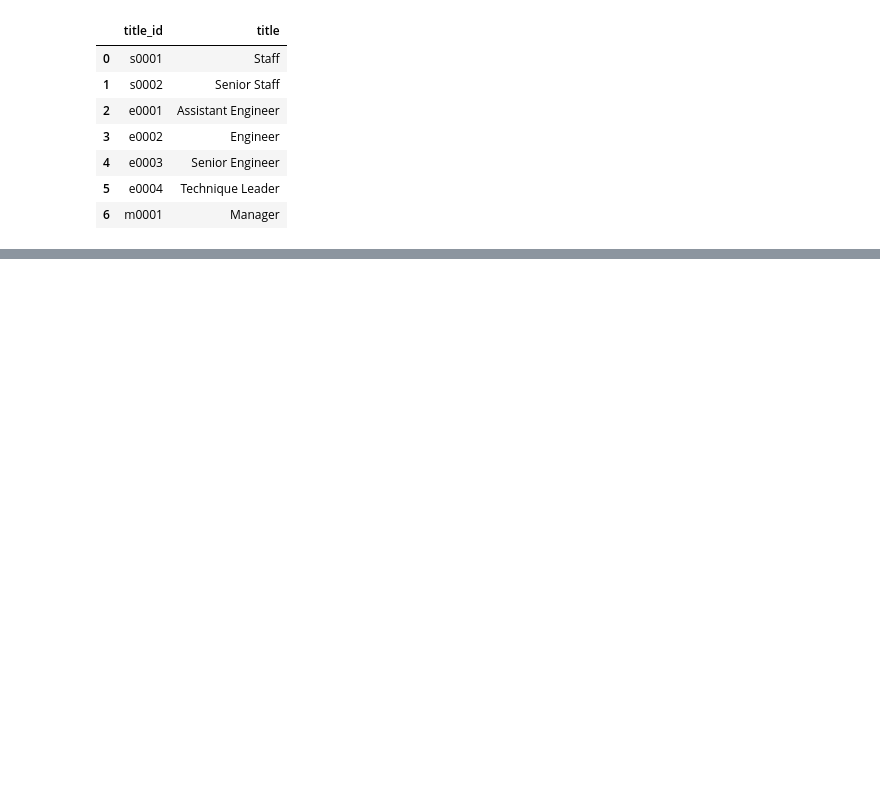
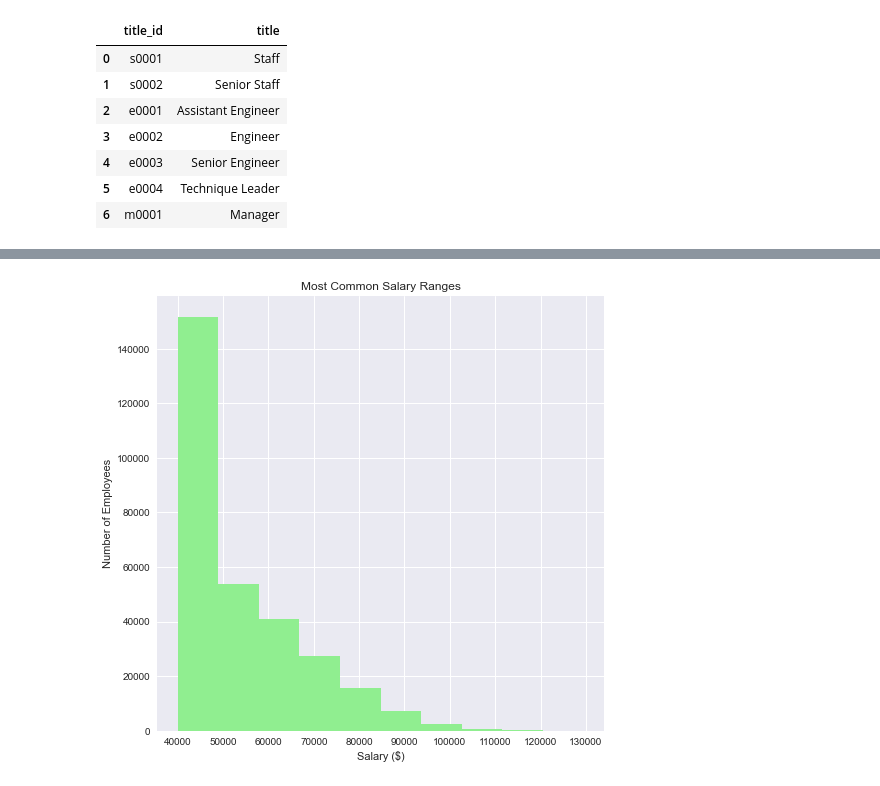
Before and after one commit to etassone1974/sql-challenge, a Jupyter notebook: EmployeeSQL/Bonus_Section.ipynb, the cells around one changed output, grey strips where cells are left out. Cells and saved outputs as stored; diff of their text form; code cells hidden in the pictures; blank space fills up the shorter version.

```diff
--- a/EmployeeSQL/Bonus_Section.ipynb
+++ b/EmployeeSQL/Bonus_Section.ipynb
@@ -8,6 +8,8 @@ import numpy as np
 from sqlalchemy import create_engine
 from config import username, password, db_name
 from IPython.display import display
+from matplotlib import style
+style.use('seaborn')
 %matplotlib inline
 # %%
 # Make connection to Postgresql database EmployeeSQL
@@ -48,0 +66,26 @@ titles_data.head(10)
+# %%
+# Convert salaries column to list for plotting
+salaries_list = salaries_data['salary'].tolist()
+
+# Create plot
+fig, ax = plt.subplots(figsize=(8,8))
+
+# Plot histogram with light green colour and bars aligned in middle
+ax.hist(salaries_list, color="lightgreen", align="mid")
+
+# Set ticks on x-axis at $10000 intervals
+ax.set_xticks([40000,50000,60000,70000,80000,90000,100000,110000,120000,130000])
+
+# Set x-axis label
+ax.set_xlabel("Salary ($)")
+
+# Set y-axis label
+ax.set_ylabel("Number of Employees")
+
+# Set title of plot
+ax.set_title("Most Common Salary Ranges")
+
+# Show plot
+plt.show()
+# %% [output]
+[figure, added]
```
Also changed, not shown: parts of 4 cells of this notebook.
